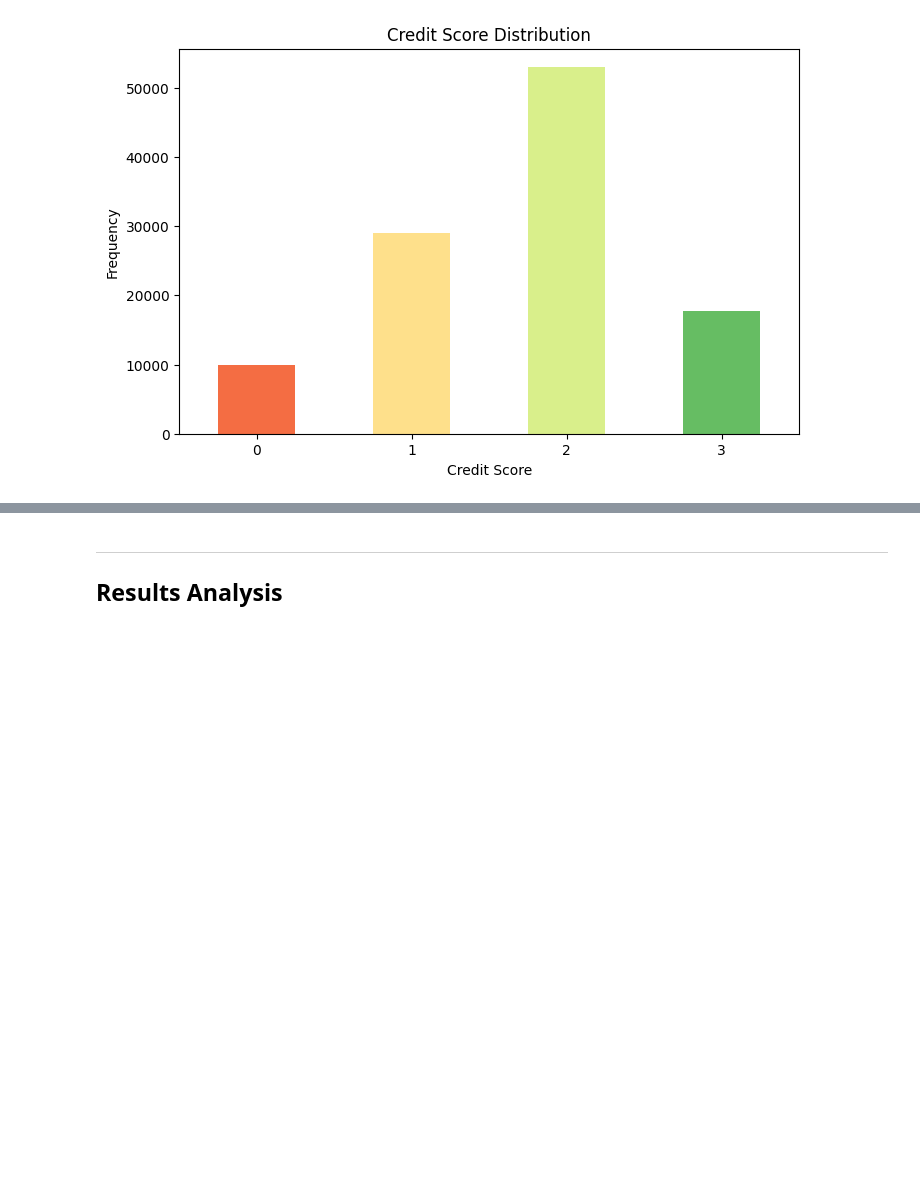
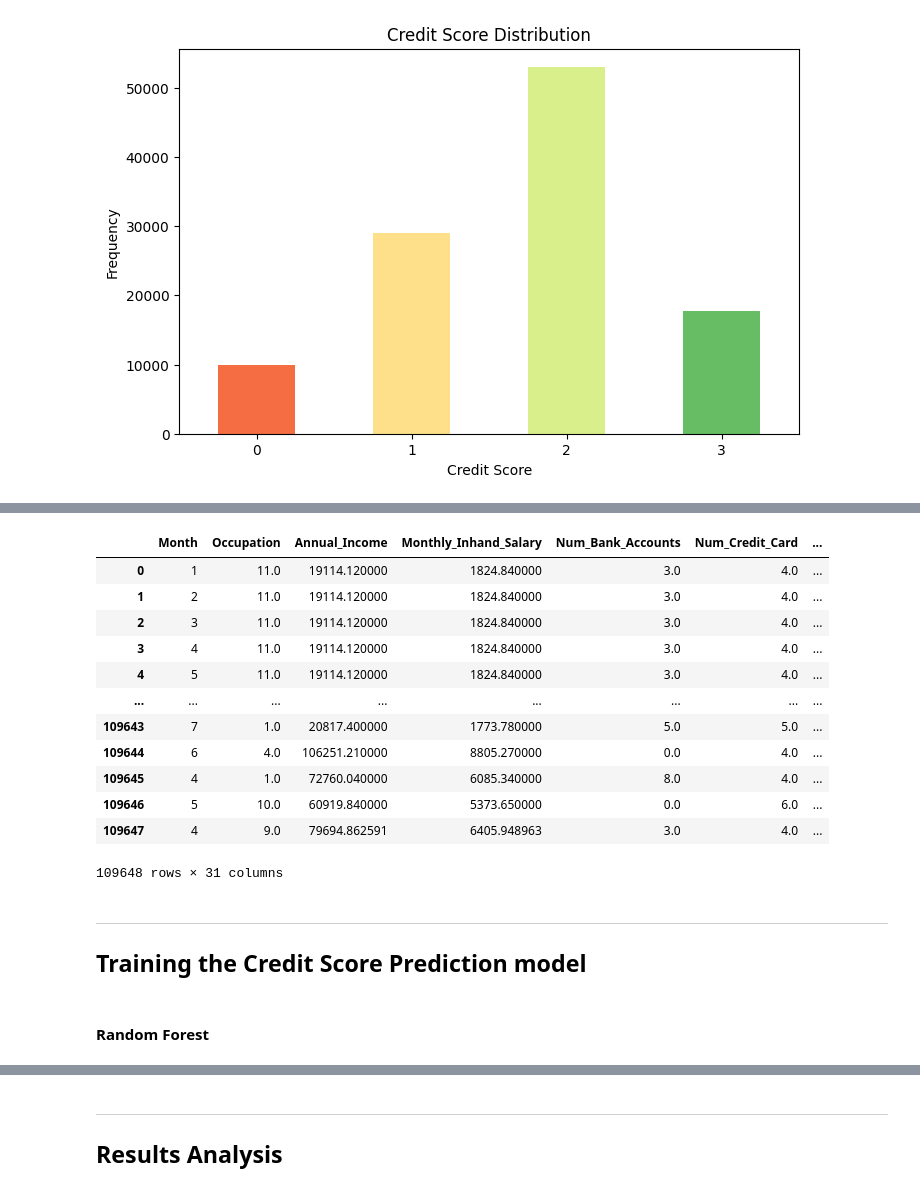
Before and after one commit to Chargent/Credit-Score-Prediction, a Jupyter notebook: main.ipynb, the cells around one changed output, grey strips where cells are left out. Saved outputs shown, nothing was run; the diff lists cells and outputs as text; code cells hidden in the pictures; blank space fills up the shorter version.

```diff
--- a/main.ipynb
+++ b/main.ipynb
@@ -1574,20 +1575,24 @@ plt.show()
 # %%
 # Remove the City and Street columns
 balanced_df.drop(columns=['City_BadShire', 'City_Lonton', 'City_Standhampton', 'City_ZeroVille'], inplace=True)
 balanced_df.drop(columns=['Street'], inplace=True)
-
-# Splitting the data into features and target variable
-X = balanced_df.drop("Credit_Score", axis=1)
-y = balanced_df["Credit_Score"]
-
-# Split the data (using stratification for balanced classes)
-X_train, X_test, y_train, y_test = train_test_split(
-    X, y, test_size=0.2, random_state=42, stratify=y
-)
-
-# Re-train a RandomForestClassifier
-rf_model = RandomForestClassifier(n_estimators=100, random_state=42)
-rf_model.fit(X_train, y_train)
-
-# Make predictions and evaluate the model
-y_pred = rf_model.predict(X_test)
+balanced_df
+# %% [output]
+|  | Month | Occupation | Annual_Income | Monthly_Inhand_Salary | Num_Bank_Accounts | Num_Credit_Card | ... |
+| 0 | 1 | 11.0 | 19114.120000 | 1824.840000 | 3.0 | 4.0 | ... |
+| 1 | 2 | 11.0 | 19114.120000 | 1824.840000 | 3.0 | 4.0 | ... |
+| 2 | 3 | 11.0 | 19114.120000 | 1824.840000 | 3.0 | 4.0 | ... |
+| 3 | 4 | 11.0 | 19114.120000 | 1824.840000 | 3.0 | 4.0 | ... |
+| 4 | 5 | 11.0 | 19114.120000 | 1824.840000 | 3.0 | 4.0 | ... |
+| ... | ... | ... | ... | ... | ... | ... | ... |
+| 109643 | 7 | 1.0 | 20817.400000 | 1773.780000 | 5.0 | 5.0 | ... |
+| 109644 | 6 | 4.0 | 106251.210000 | 8805.270000 | 0.0 | 4.0 | ... |
+| 109645 | 4 | 1.0 | 72760.040000 | 6085.340000 | 8.0 | 4.0 | ... |
+| 109646 | 5 | 10.0 | 60919.840000 | 5373.650000 | 0.0 | 6.0 | ... |
+| 109647 | 4 | 9.0 | 79694.862591 | 6405.948963 | 3.0 | 4.0 | ... |
+109648 rows × 31 columns
+# %% [markdown]
+---
+## Training the Credit Score Prediction model
+# %% [markdown]
+#### Random Forest
```
Also changed, not shown: parts of 13 cells of this notebook.
